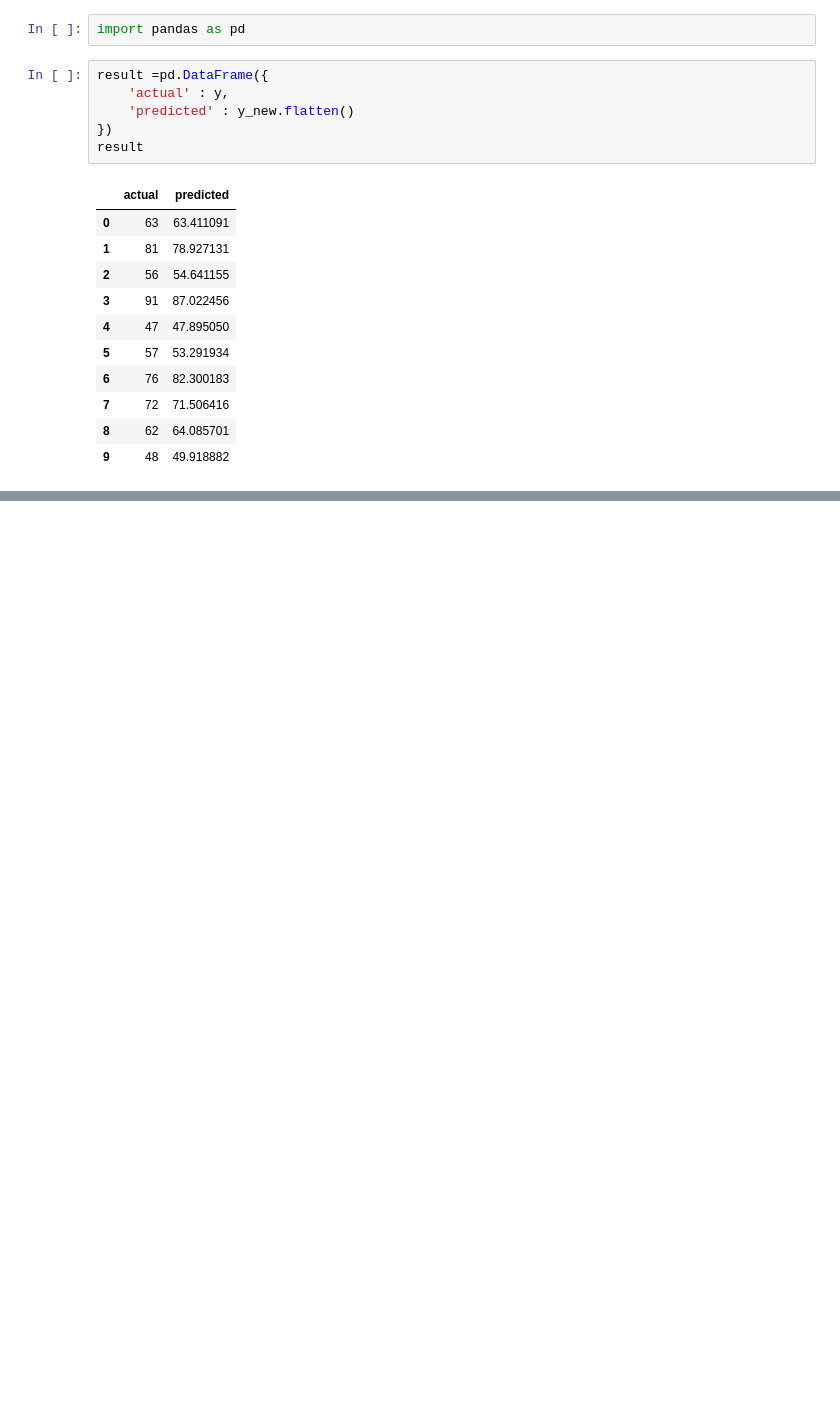
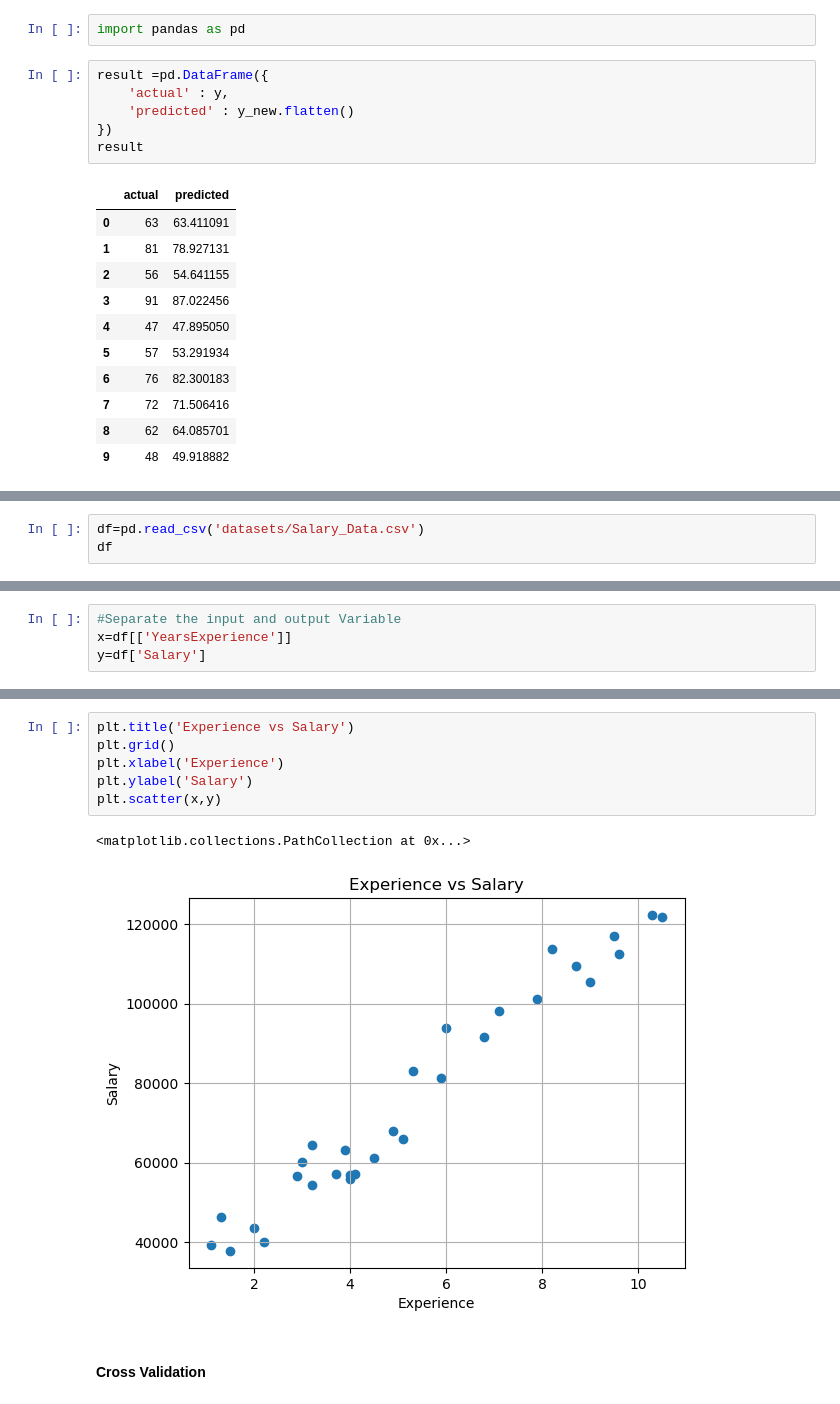
Before and after one commit to rkpun/Python-AI-code-CDAC, a Jupyter notebook: 30 Simple Linear Regression.ipynb, the cells around one changed output, grey strips where cells are left out. Cells and saved outputs as stored; diff of their text form; blank space fills up the shorter version.

```diff
--- a/30 Simple Linear Regression.ipynb
+++ b/30 Simple Linear Regression.ipynb
@@ -78,0 +81,3 @@ result
+# %%
+df=pd.read_csv('datasets/Salary_Data.csv')
+df
@@ -78,0 +102,4 @@ result
+# %%
+#Separate the input and output Variable
+x=df[['YearsExperience']]
+y=df['Salary']
@@ -78,0 +116,11 @@ result
+# %%
+plt.title('Experience vs Salary')
+plt.grid()
+plt.xlabel('Experience')
+plt.ylabel('Salary')
+plt.scatter(x,y)
+# %% [output]
+<matplotlib.collections.PathCollection at 0x...>
+[figure, added]
+# %% [markdown]
+#### Cross Validation
```
Also changed, not shown: parts of 36 cells of this notebook, 2 other files.
